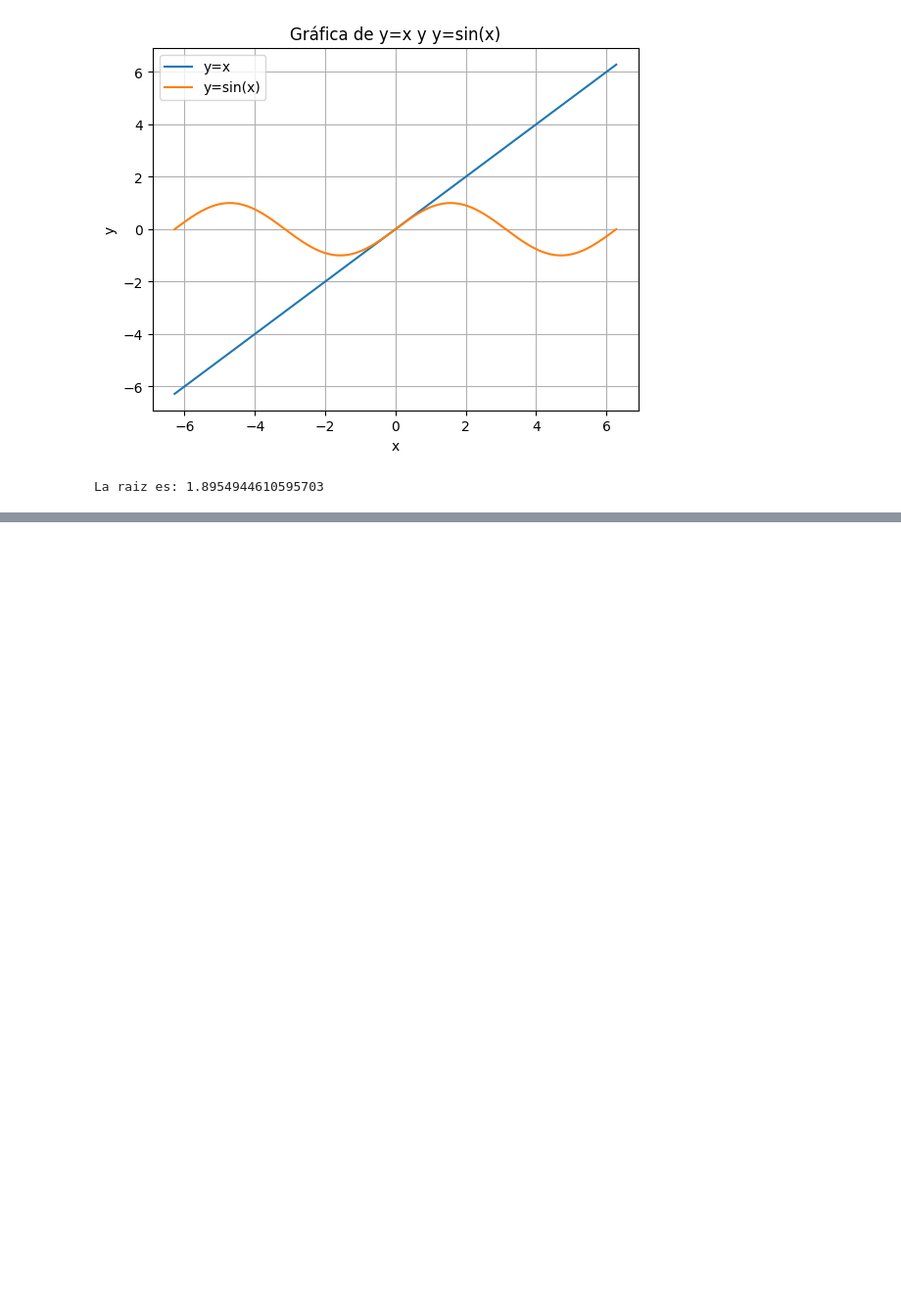
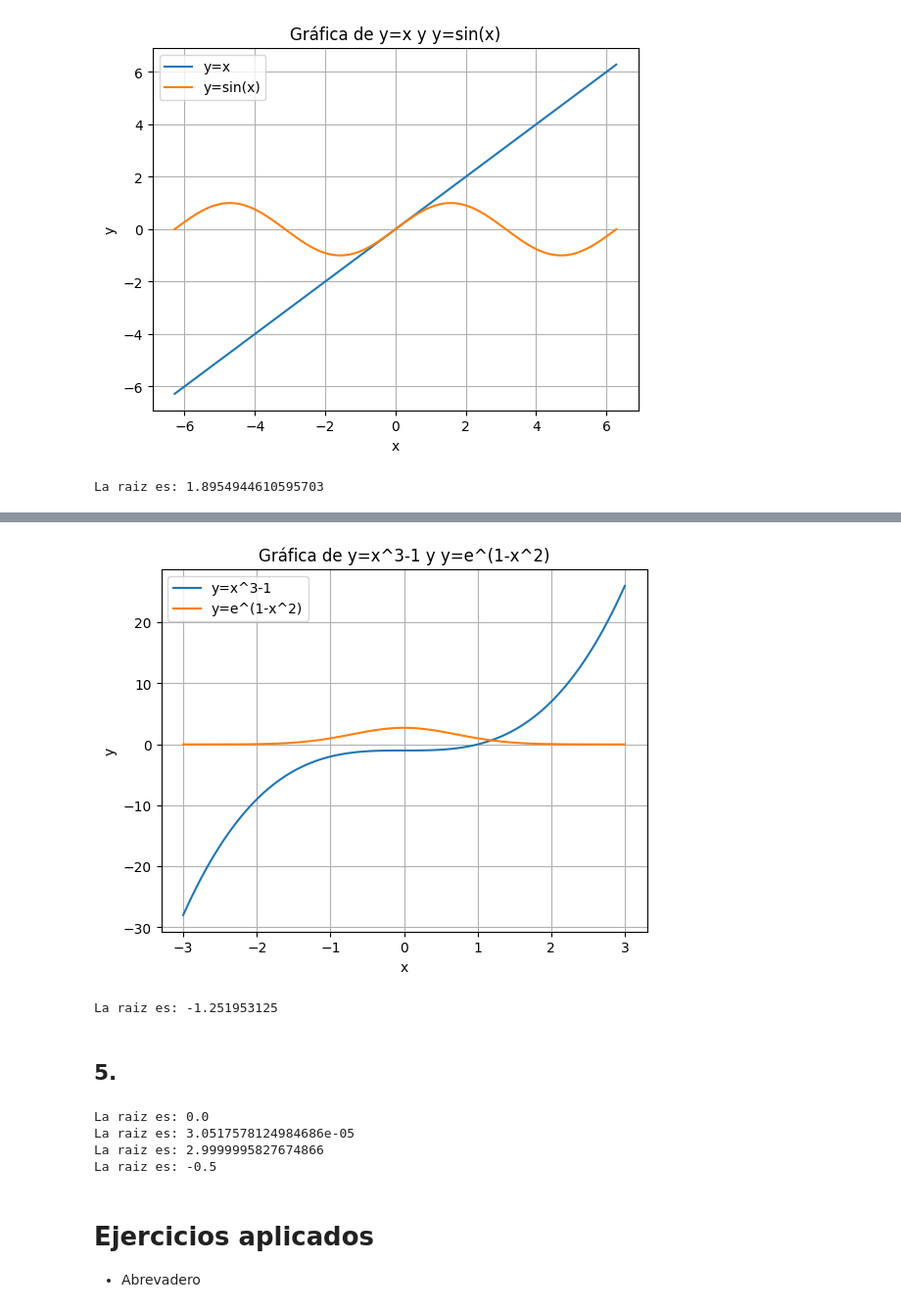
Before and after one commit to MatthewC-20/Deber4, a Jupyter notebook: Deber3.ipynb, the cells around one changed output, grey strips where cells are left out. Shown at 98% size. Saved outputs shown, nothing was run; the diff lists cells and outputs as text; code cells hidden in the pictures; blank space fills up the shorter version.

Commit message:
: contruction: ejercicio de palicacion

```diff
--- a/Deber3.ipynb
+++ b/Deber3.ipynb
@@ -78,0 +118,62 @@ La raiz es: 1.8954944610595703
+# %%
+x=np.linspace(-3,3,100)
+y1=np.power(x,3)-1
+y2=np.power(np.e,1-np.power(x,2))
+plt.plot(x, y1, label='y=x^3-1')
+plt.plot(x, y2, label='y=e^(1-x^2)')
+plt.title('Gráfica de y=x^3-1 y y=e^(1-x^2)')
+plt.xlabel('x')
+plt.ylabel('y')
+plt.legend()
+plt.grid(True)
+plt.show()
+# %% [output]
+[figure, added]
+# %%
+def f(x):
+    return np.power(x,2)-1-np.power(np.e,1-np.power(x,2))
+def biseccion(f, a, b, tol=1e-3, max_iter=100):
+    for i in range(max_iter):
+        c = (a+b)/2
+        if abs(f(c)) < tol:
+            return c
+        if f(a)*f(c) < 0:
+            b = c
+        else:
+            a = c
+    return c
+raiz = biseccion(f, -2, 0)
+print(f"La raiz es: {raiz}")
+# %% [output]
+La raiz es: -1.251953125
+# %% [markdown]
+## 5.
+# %%
+def f(x):
+    return (x+3)*np.power(x+1,2)*x*np.power(x-1,3)*(x-3)
+def biseccion(f, a, b, tol=1e-3, max_iter=100):
+    for i in range(max_iter):
+        c = (a+b)/2
+        if abs(f(c)) < tol:
+            return c
+        if f(a)*f(c) < 0:
+            b = c
+        else:
+            a = c
+    return c
+raiz = biseccion(f, -1.5, 2.5)
+print(f"La raiz es: {raiz}")
+raiz = biseccion(f, -0.5, 2.4)
+print(f"La raiz es: {raiz}")
+raiz = biseccion(f, -0.5, 3)
+print(f"La raiz es: {raiz}")
+raiz = biseccion(f, -3, -0.5)
+print(f"La raiz es: {raiz}")
+# %% [output]
+La raiz es: 0.0
+La raiz es: 3.0517578124984686e-05
+La raiz es: 2.9999995827674866
+La raiz es: -0.5
+# %% [markdown]
+# Ejercicios aplicados
+- Abrevadero
```
Also changed, not shown: parts of 5 cells of this notebook.
